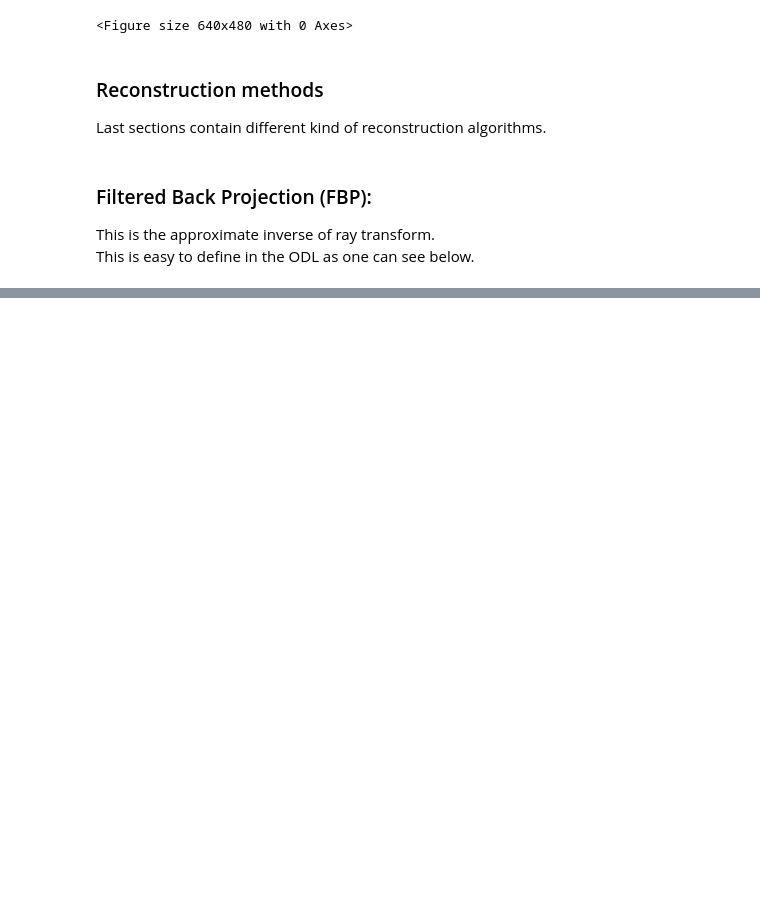
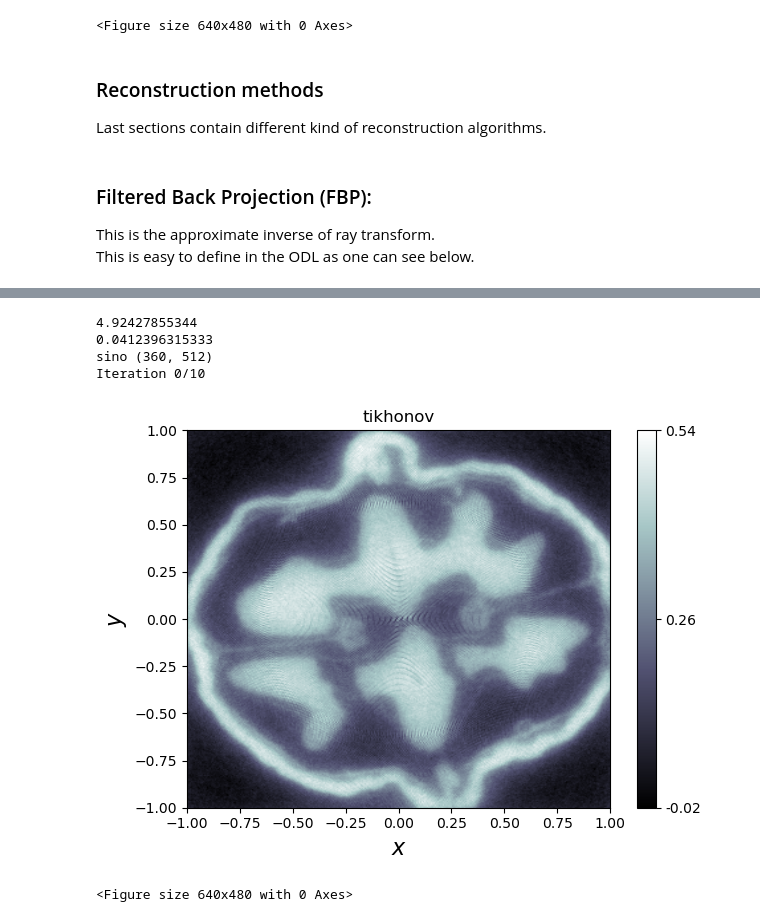
Before and after one commit to asalline/summer2023, a Jupyter notebook: inverse_autumn_school.ipynb, the cells around one changed output, grey strips where cells are left out. Saved outputs shown, nothing was run; the diff lists cells and outputs as text; code cells hidden in the pictures; blank space fills up the shorter version.

```diff
--- a/inverse_autumn_school.ipynb
+++ b/inverse_autumn_school.ipynb
@@ -140,0 +163,52 @@ plt.show()
+# %%
+### Amount of iterative steps
+iterations = 10
+
+### Lambda parameter
+lam = 0.05
+
+### Renaming ray transform as "operator"
+operator = ray_transform
+
+### Defining step size "beta" which is depends on the value of the operator norm
+operator_norm = 1.1 * odl.power_method_opnorm(operator)
+beta = 1/(operator_norm**2)
+print(operator_norm)
+print(beta)
+
+### This is how one defines ideneity operator in ODL
+id = odl.IdentityOperator(domain)
+
+### Operator "T" defined just as written in equation above
+T = operator.adjoint * operator + lam *  id
+
+# Tgrad = operator.adjoint * operator
+# print('T range', T.range)
+# print('T domain', T.domain)
+# print('sino', noisy_sinogram.shape)
+
+### Evaluating "b" like written above
+b = operator.adjoint(noisy_sinogram)
+
+### Starting point f_0 is zero matrix
+f_old = domain.zero()
+
+### Here is the iterative loop
+for k in range(iterations):
+    if k % 50 == 0:
+        print(f'Iteration {k}/{iterations}')
+
+    ### Iterative step
+    f_new = f_old - beta * (T(f_old) - b)
+    f_old = f_new
+
+tikhonov_reconstruction = domain.element(f_new)
+tikhonov_reconstruction.show('Tikhonov regularization reconstruction')
+plt.show()
+# %% [output]
+4.92427855344
+0.0412396315333
+sino (360, 512)
+Iteration 0/10
+[figure, added]
+<Figure size 640x480 with 0 Axes>
```
Also changed, not shown: parts of 7 cells of this notebook.
